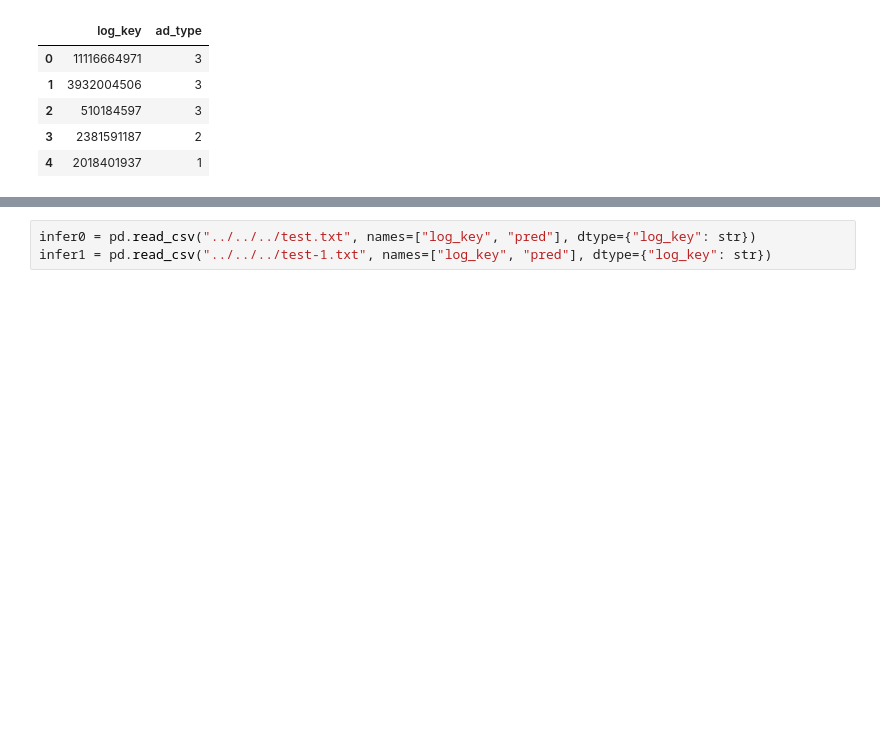
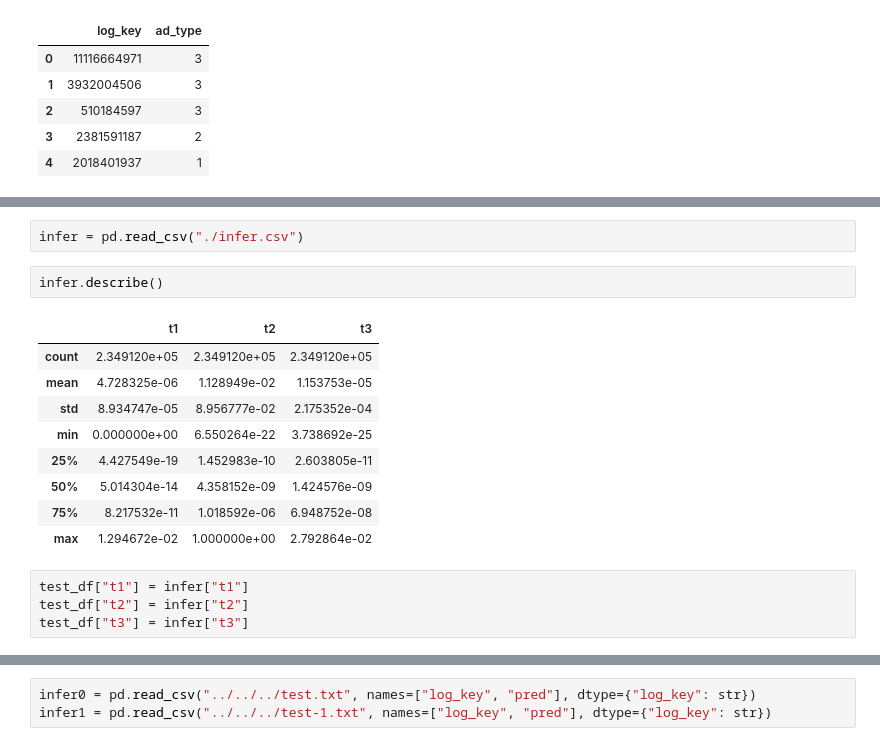
Before and after one commit to makwingchi/conversion-rate-prediction, a Jupyter notebook: PaddleDynamic/jupyter/feature_eng.ipynb, the cells around one changed output, grey strips where cells are left out. Drawn from its saved outputs; the diff is of its cells as text; blank space fills up the shorter version.

```diff
--- a/PaddleDynamic/jupyter/feature_eng.ipynb
+++ b/PaddleDynamic/jupyter/feature_eng.ipynb
@@ -1973,0 +2155,18 @@ test_df.head()
+# %%
+infer = pd.read_csv("./infer.csv")
+# %%
+infer.describe()
+# %% [output]
+|  | t1 | t2 | t3 |
+| count | 2.349120e+05 | 2.349120e+05 | 2.349120e+05 |
+| mean | 4.728325e-06 | 1.128949e-02 | 1.153753e-05 |
+| std | 8.934747e-05 | 8.956777e-02 | 2.175352e-04 |
+| min | 0.000000e+00 | 6.550264e-22 | 3.738692e-25 |
+| 25% | 4.427549e-19 | 1.452983e-10 | 2.603805e-11 |
+| 50% | 5.014304e-14 | 4.358152e-09 | 1.424576e-09 |
+| 75% | 8.217532e-11 | 1.018592e-06 | 6.948752e-08 |
+| max | 1.294672e-02 | 1.000000e+00 | 2.792864e-02 |
+# %%
+test_df["t1"] = infer["t1"]
+test_df["t2"] = infer["t2"]
+test_df["t3"] = infer["t3"]
```
Also changed, not shown: parts of 36 cells of this notebook, 2 other files.
